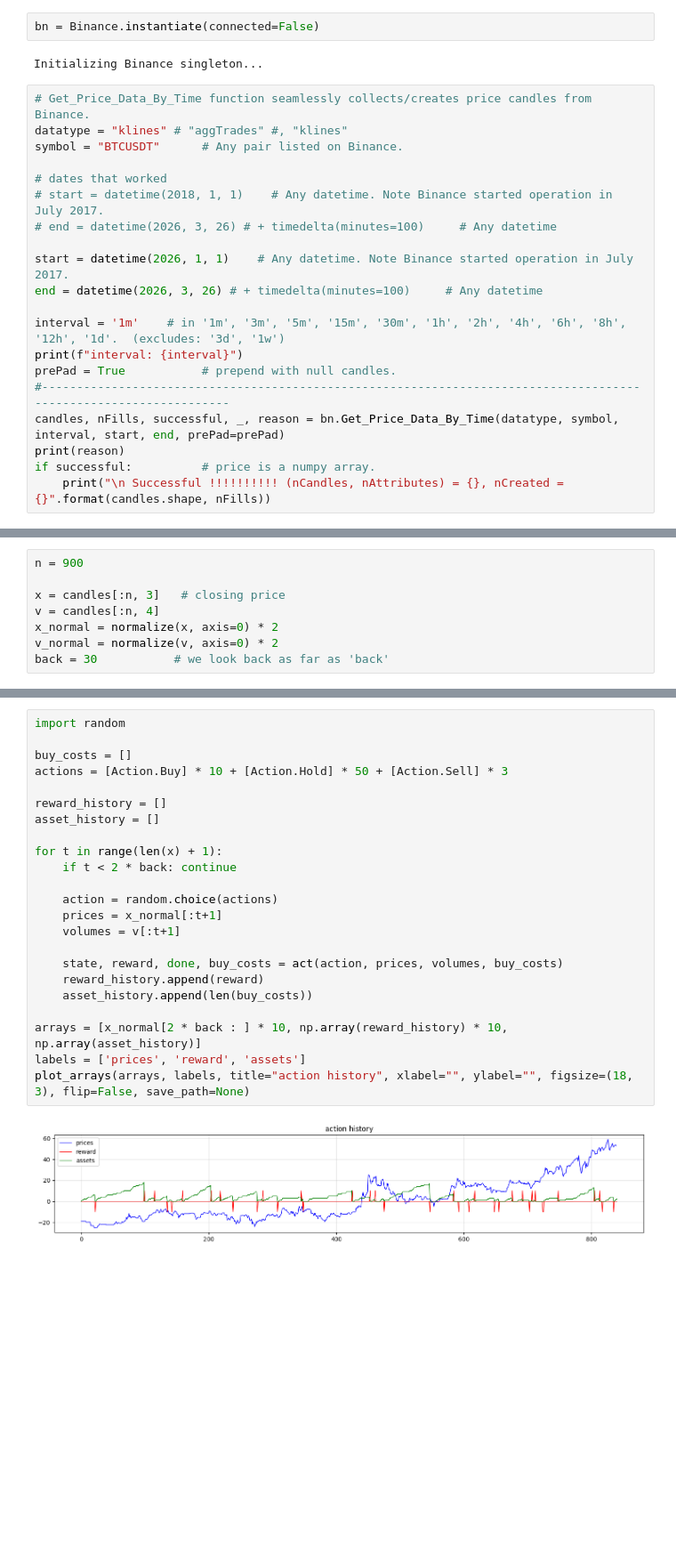
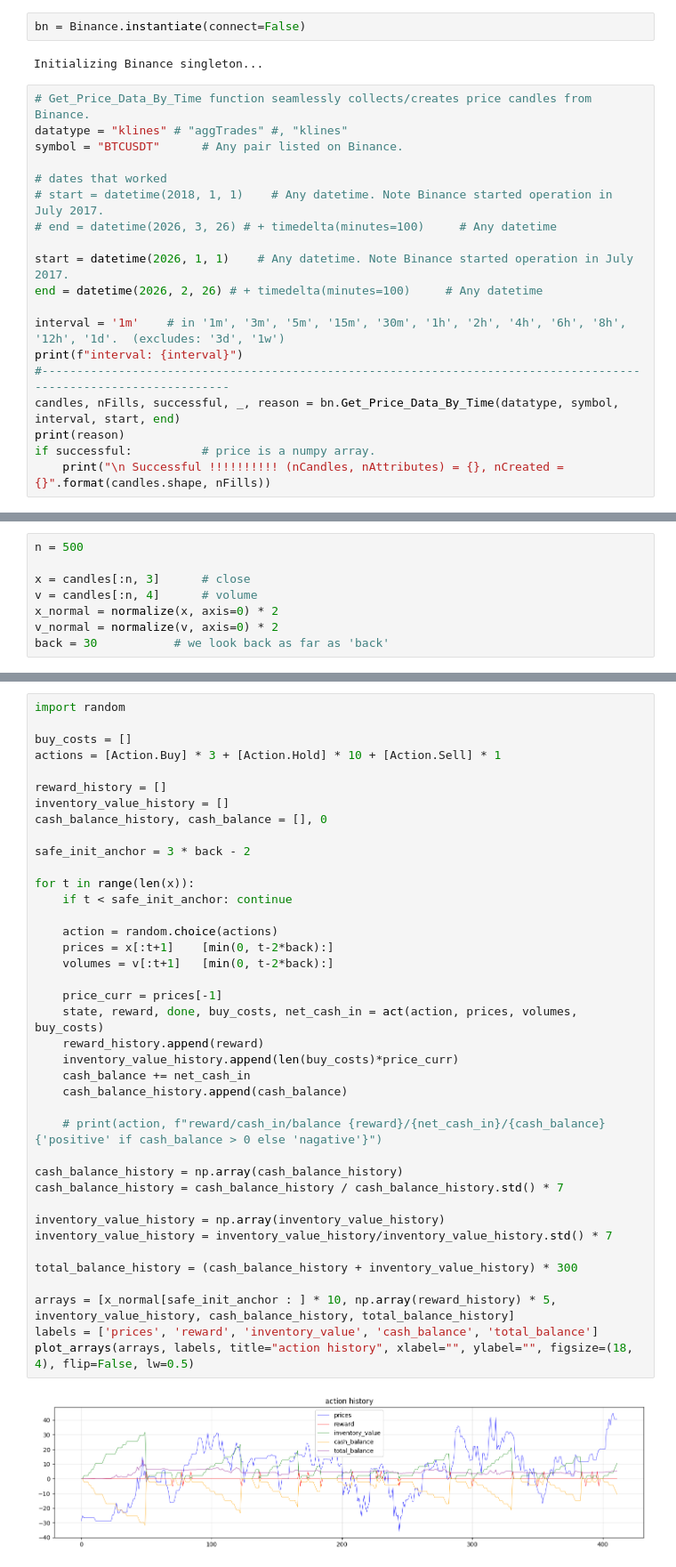
Before and after one commit to MachineLearningMike/Trade2026, a Jupyter notebook: modules/RL_Trade_POC.ipynb, the cells around one changed output, grey strips where cells are left out. Shown at 89% size. Saved outputs shown, nothing was run; the diff lists cells and outputs as text; blank space fills up the shorter version.

```diff
--- a/modules/RL_Trade_POC.ipynb
+++ b/modules/RL_Trade_POC.ipynb
@@ -15,7 +15,7 @@ from Legacy.Binance_new import Binance # Get_Price_Data_By_Time
 
 from RL_Trade_POC_Util import normalize, get_level, get_change, get_volatility, plot_array, plot_array1, plot_arrays
 # %%
-bn = Binance.instantiate(connected=False)
+bn = Binance.instantiate(connect=False)
 # %% [output]
 Initializing Binance singleton...
 # %%
@@ -28,13 +28,12 @@ symbol = "BTCUSDT"      # Any pair listed on Binance.
 # end = datetime(2026, 3, 26) # + timedelta(minutes=100)     # Any datetime
 
 start = datetime(2026, 1, 1)    # Any datetime. Note Binance started operation in July 2017.
-end = datetime(2026, 3, 26) # + timedelta(minutes=100)     # Any datetime
+end = datetime(2026, 2, 26) # + timedelta(minutes=100)     # Any datetime
 
 interval = '1m'    # in '1m', '3m', '5m', '15m', '30m', '1h', '2h', '4h', '6h', '8h', '12h', '1d'.  (excludes: '3d', '1w')
 print(f"interval: {interval}")
-prePad = True           # prepend with null candles.
 #------------------------------------------------------------------------------------------------------------------
-candles, nFills, successful, _, reason = bn.Get_Price_Data_By_Time(datatype, symbol, interval, start, end, prePad=prePad)
+candles, nFills, successful, _, reason = bn.Get_Price_Data_By_Time(datatype, symbol, interval, start, end)
 print(reason)
 if successful:          # price is a numpy array.
     print("\n Successful !!!!!!!!!! (nCandles, nAttributes) = {}, nCreated = {}".format(candles.shape, nFills))
@@ -51,8 +48,8 @@ Returning 10 columns: O H L C V, Quote V, nTrades, Buy base V, Buy quote V, Mark
 # %%
-n = 900
+n = 500
 
-x = candles[:n, 3]   # closing price
-v = candles[:n, 4]
+x = candles[:n, 3]      # close
+v = candles[:n, 4]      # volume
 x_normal = normalize(x, axis=0) * 2
 v_normal = normalize(v, axis=0) * 2
 back = 30           # we look back as far as 'back'
@@ -150,25 +161,41 @@ def act(action, prices, volumes, buy_costs):
 # %%
 import random
 
 buy_costs = []
-actions = [Action.Buy] * 10 + [Action.Hold] * 50 + [Action.Sell] * 3
+actions = [Action.Buy] * 3 + [Action.Hold] * 10 + [Action.Sell] * 1
 
 reward_history = []
-asset_history = []
+inventory_value_history = []
+cash_balance_history, cash_balance = [], 0
 
-for t in range(len(x) + 1):
-    if t < 2 * back: continue
+safe_init_anchor = 3 * back - 2
+
+for t in range(len(x)):
+    if t < safe_init_anchor: continue
 
     action = random.choice(actions)
-    prices = x_normal[:t+1]
-    volumes = v[:t+1]
+    prices = x[:t+1]    [min(0, t-2*back):]
+    volumes = v[:t+1]   [min(0, t-2*back):]
 
-    state, reward, done, buy_costs = act(action, prices, volumes, buy_costs)
+    price_curr = prices[-1]
+    state, reward, done, buy_costs, net_cash_in = act(action, prices, volumes, buy_costs)
     reward_history.append(reward)
-    asset_history.append(len(buy_costs))
+    inventory_value_history.append(len(buy_costs)*price_curr)
+    cash_balance += net_cash_in
+    cash_balance_history.append(cash_balance)
 
-arrays = [x_normal[2 * back : ] * 10, np.array(reward_history) * 10, np.array(asset_history)]
-labels = ['prices', 'reward', 'assets']
-plot_arrays(arrays, labels, title="action history", xlabel="", ylabel="", figsize=(18, 3), flip=False, save_path=None)
+    # print(action, f"reward/cash_in/balance {reward}/{net_cash_in}/{cash_balance} {'positive' if cash_balance > 0 else 'nagative'}")
+
+cash_balance_history = np.array(cash_balance_history)
+cash_balance_history = cash_balance_history / cash_balance_history.std() * 7
+
+inventory_value_history = np.array(inventory_value_history)
+inventory_value_history = inventory_value_history/inventory_value_history.std() * 7
+
+total_balance_history = (cash_balance_history + inventory_value_history) * 300
+
+arrays = [x_normal[safe_init_anchor : ] * 10, np.array(reward_history) * 5, inventory_value_history, cash_balance_history, total_balance_history]
+labels = ['prices', 'reward', 'inventory_value', 'cash_balance', 'total_balance']
+plot_arrays(arrays, labels, title="action history", xlabel="", ylabel="", figsize=(18, 4), flip=False, lw=0.5)
 # %% [output]
-[figure, old version]
+[figure, new version]
```
Also changed, not shown: parts of 7 cells of this notebook, 4 other files.
